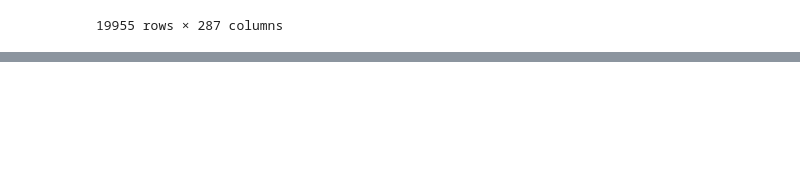
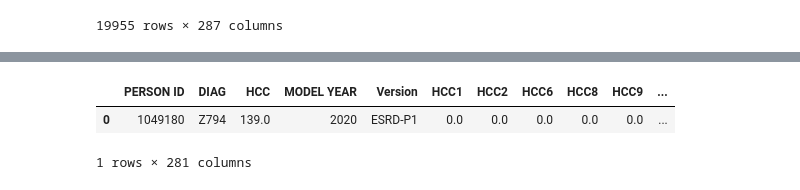
Before and after one commit to pushyag1/BigData_PySpark, a Jupyter notebook: CCOverride_row_updated.ipynb, the cells around one changed output, grey strips where cells are left out. Drawn from its saved outputs; the diff is of its cells as text; code cells hidden in the pictures; blank space fills up the shorter version.

```diff
--- a/CCOverride_row_updated.ipynb
+++ b/CCOverride_row_updated.ipynb
@@ -127,0 +65,6 @@ df_2021.to_excel("data_2021.xlsx")
+# %%
+d1.head(1)
+# %% [output]
+|  | PERSON ID | DIAG | HCC | MODEL YEAR | Version | HCC1 | HCC2 | HCC6 | HCC8 | HCC9 | ... |
+| 0 | 1049180 | Z794 | 139.0 | 2020 | ESRD-P1 | 0.0 | 0.0 | 0.0 | 0.0 | 0.0 | ... |
+1 rows × 281 columns
```
Also changed, not shown: parts of 20 cells of this notebook.
